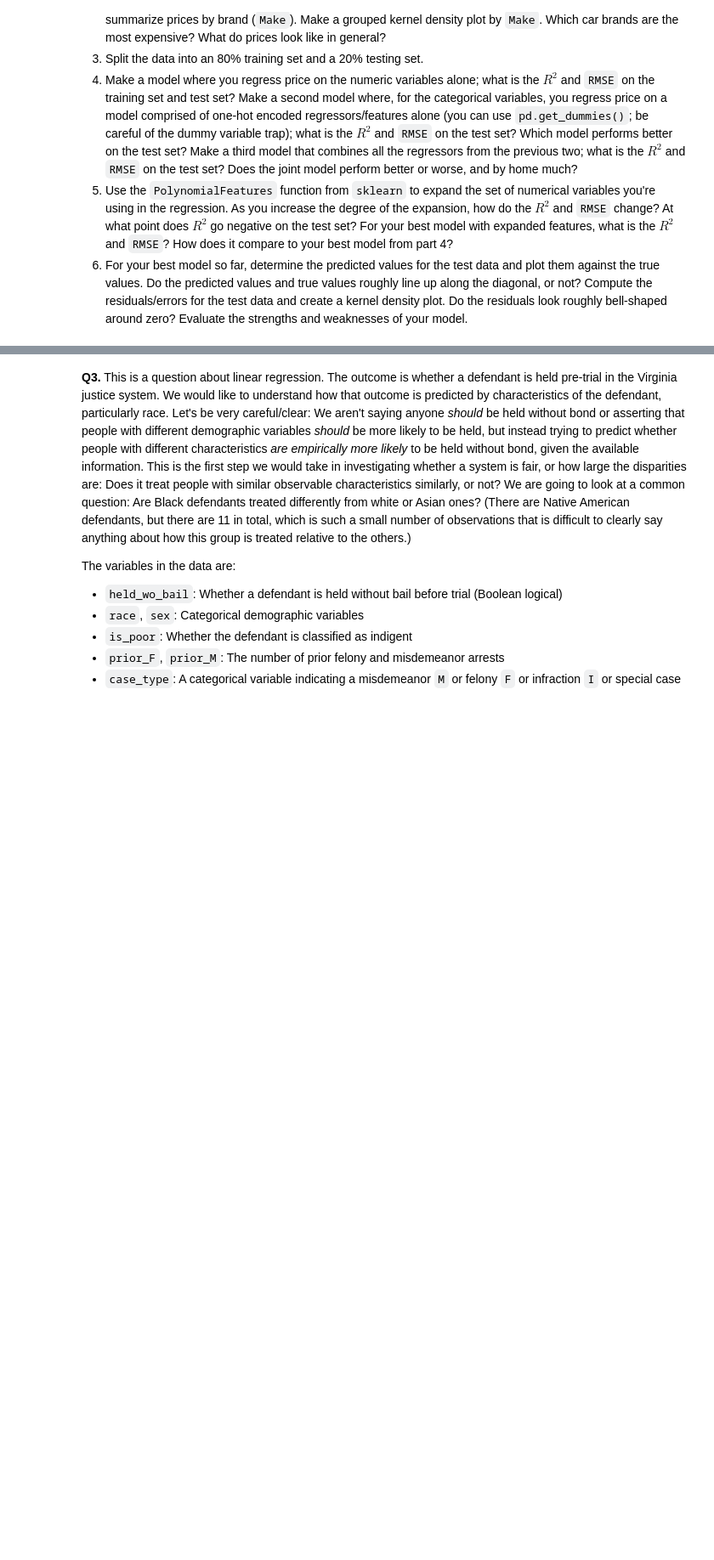
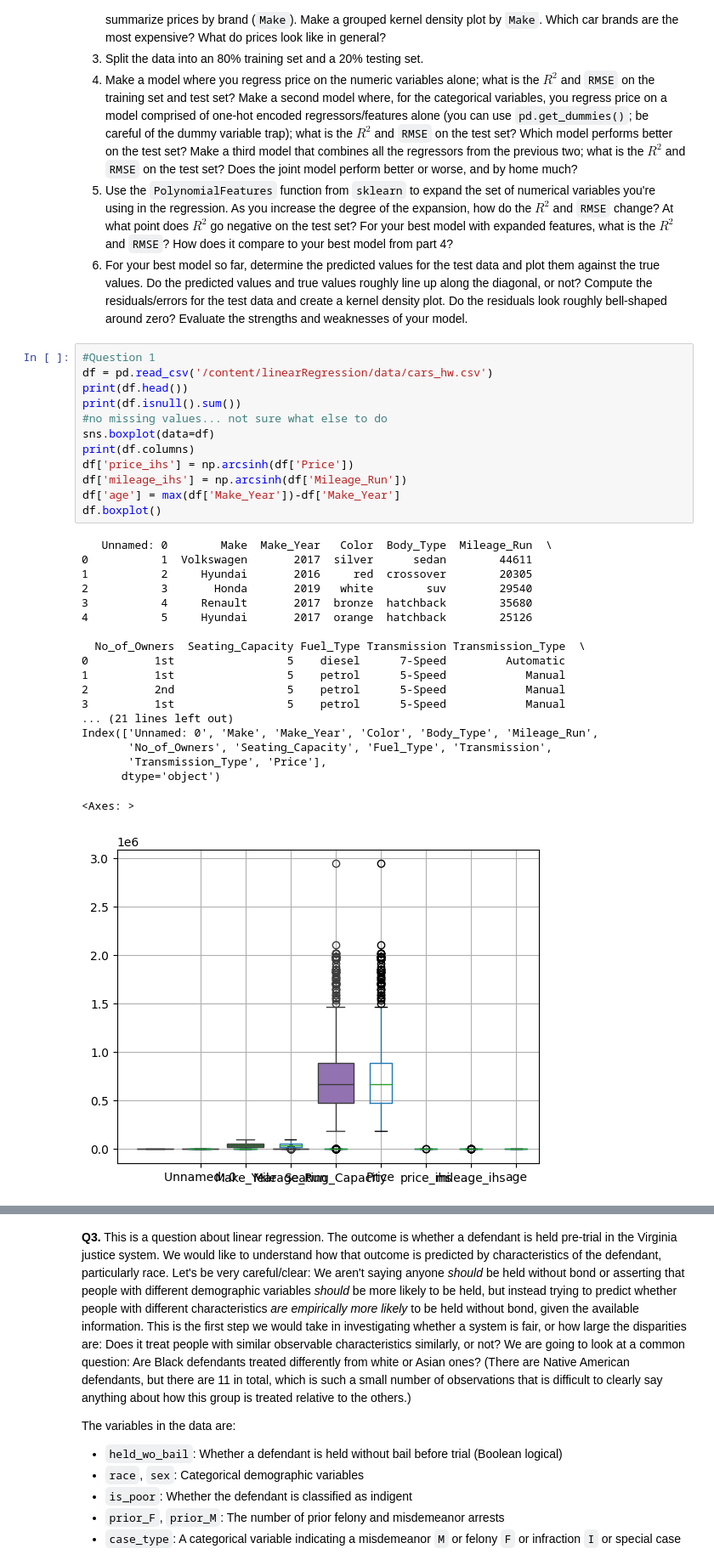
Before and after one commit to FlavienS6/linearRegression, a Jupyter notebook: assignment.ipynb, the cells around one changed output, grey strips where cells are left out. Shown: that part at 85% size. Cells and saved outputs as stored; diff of their text form; blank space fills up the shorter version.

```diff
--- a/assignment.ipynb
+++ b/assignment.ipynb
@@ -178,3 +178,35 @@ RMSE:  114.27692123130633
   4. Make a model where you regress price on the numeric variables alone; what is the $R^2$ and `RMSE` on the training set and test set? Make a second model where, for the categorical variables, you regress price on a model comprised of one-hot encoded regressors/features alone (you can use `pd.get_dummies()`; be careful of the dummy variable trap); what is the $R^2$ and `RMSE` on the test set? Which model performs better on the test set? Make a third model that combines all the regressors from the previous two; what is the $R^2$ and `RMSE` on the test set? Does the joint model perform better or worse, and by home much?
   5. Use the `PolynomialFeatures` function from `sklearn` to expand the set of numerical variables you're using in the regression. As you increase the degree of the expansion, how do the $R^2$ and `RMSE` change? At what point does $R^2$ go negative on the test set? For your best model with expanded features, what is the $R^2$ and `RMSE`? How does it compare to your best model from part 4?
   6. For your best model so far, determine the predicted values for the test data and plot them against the true values. Do the predicted values and true values roughly line up along the diagonal, or not? Compute the residuals/errors for the test data and create a kernel density plot. Do the residuals look roughly bell-shaped around zero? Evaluate the strengths and weaknesses of your model.
+# %%
+#Question 1
+df = pd.read_csv('/content/linearRegression/data/cars_hw.csv')
+print(df.head())
+print(df.isnull().sum())
+#no missing values... not sure what else to do
+sns.boxplot(data=df)
+print(df.columns)
+df['price_ihs'] = np.arcsinh(df['Price'])
+df['mileage_ihs'] = np.arcsinh(df['Mileage_Run'])
+df['age'] = max(df['Make_Year'])-df['Make_Year']
+df.boxplot()
+# %% [output]
+   Unnamed: 0        Make  Make_Year   Color  Body_Type  Mileage_Run  \
+0           1  Volkswagen       2017  silver      sedan        44611
+1           2     Hyundai       2016     red  crossover        20305
+2           3       Honda       2019   white        suv        29540
+3           4     Renault       2017  bronze  hatchback        35680
+4           5     Hyundai       2017  orange  hatchback        25126
+
+  No_of_Owners  Seating_Capacity Fuel_Type Transmission Transmission_Type  \
+0          1st                 5    diesel      7-Speed         Automatic
+1          1st                 5    petrol      5-Speed            Manual
+2          2nd                 5    petrol      5-Speed            Manual
+3          1st                 5    petrol      5-Speed            Manual
+... (21 lines left out)
+Index(['Unnamed: 0', 'Make', 'Make_Year', 'Color', 'Body_Type', 'Mileage_Run',
+       'No_of_Owners', 'Seating_Capacity', 'Fuel_Type', 'Transmission',
+       'Transmission_Type', 'Price'],
+      dtype='object')
+<Axes: >
+[figure, added]
```
Also changed, not shown: parts of 4 cells of this notebook.
